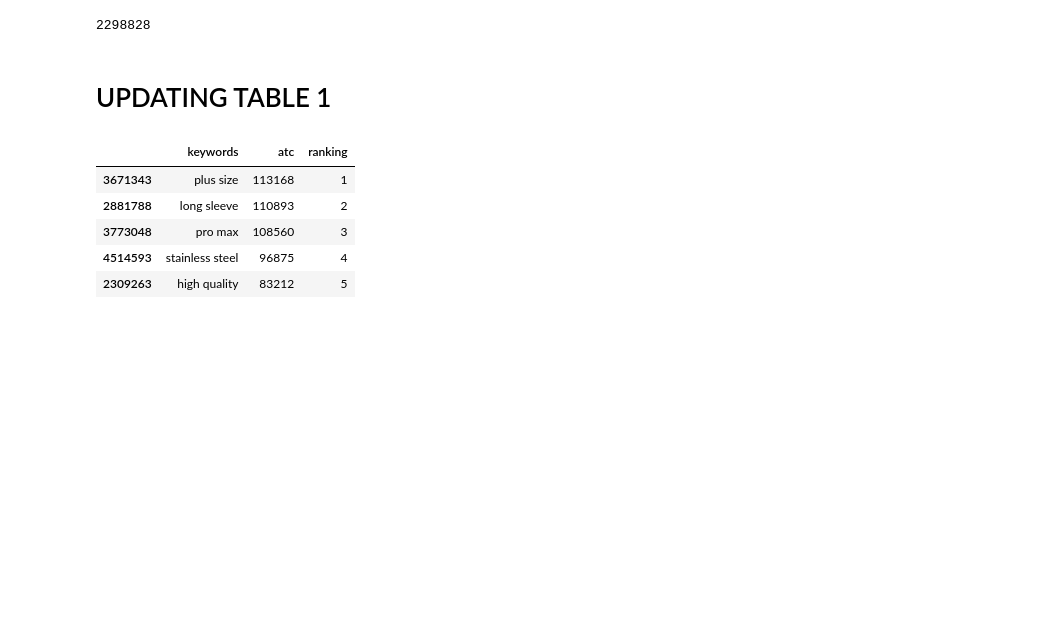
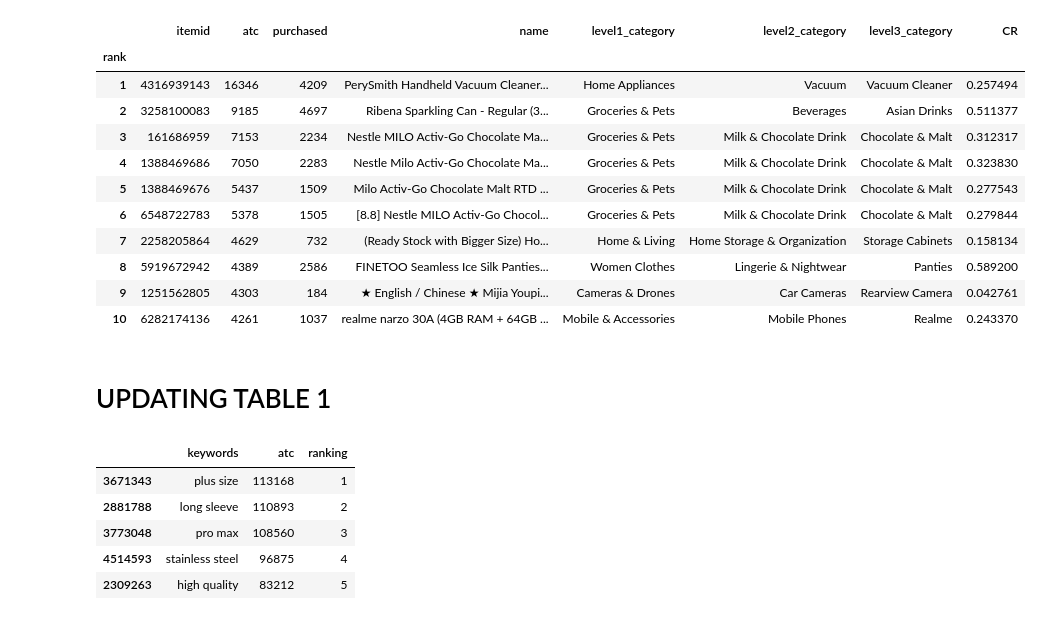
Before and after one commit to mattlim96/atc-trend, a Jupyter notebook: atc-trend.ipynb, the cells around one changed output. Saved outputs shown, nothing was run; the diff lists cells and outputs as text; code cells hidden in the pictures; blank space fills up the shorter version.

```diff
--- a/atc-trend.ipynb
+++ b/atc-trend.ipynb
@@ -32,16 +32,14 @@ c:\Users\Mattheus\github\atc-trend
 # %%
-### SAVE ATC RAW DATA FOR TESTING ###
+# ### SAVE ATC RAW DATA FOR TESTING ###
 
-import pyarrow as pa
-import pyarrow.parquet as pq
-# # start = time.time()
-# # table = pa.Table.from_pandas(day_d0_df)
-# # pq.write_table(table, '4.4_data.parquet')
-table = pq.read_table('4.4_data.parquet')
-day_d0_df = table.to_pandas()
-# # end = time.time()
-# # print('Time Elapsed for day_d0_df: '+str(timedelta(seconds=round(end - start,2))))
-len(day_d0_df)
+# import pyarrow as pa
+# import pyarrow.parquet as pq
+# # # start = time.time()
+# # # table = pa.Table.from_pandas(day_d0_df)
+# # # pq.write_table(table, '4.4_data.parquet')
+# table = pq.read_table('4.4_data.parquet')
+# day_d0_df = table.to_pandas()
+# # # end = time.time()
+# # # print('Time Elapsed for day_d0_df: '+str(timedelta(seconds=round(end - start,2))))
+# len(day_d0_df)
-# %% [output]
-2298828
 # %%
@@ -51,5 +49,19 @@ test.to_csv('atc_data.csv',index=0)
 # %%
 day_d0_df = pd.read_csv('atc_data.csv', index_col=0)
+day_d0_df.head(10)
+# %% [output]
+|  | itemid | atc | purchased | name | level1_category | level2_category | level3_category | CR |
+| rank |  |  |  |  |  |  |  |  |
+| 1 | 4316939143 | 16346 | 4209 | PerySmith Handheld Vacuum Cleaner... | Home Appliances | Vacuum | Vacuum Cleaner | 0.257494 |
+| 2 | 3258100083 | 9185 | 4697 | Ribena Sparkling Can - Regular (3... | Groceries & Pets | Beverages | Asian Drinks | 0.511377 |
+| 3 | 161686959 | 7153 | 2234 | Nestle MILO Activ-Go Chocolate Ma... | Groceries & Pets | Milk & Chocolate Drink | Chocolate & Malt | 0.312317 |
+| 4 | 1388469686 | 7050 | 2283 | Nestle Milo Activ-Go Chocolate Ma... | Groceries & Pets | Milk & Chocolate Drink | Chocolate & Malt | 0.323830 |
+| 5 | 1388469676 | 5437 | 1509 | Milo Activ-Go Chocolate Malt RTD ... | Groceries & Pets | Milk & Chocolate Drink | Chocolate & Malt | 0.277543 |
+| 6 | 6548722783 | 5378 | 1505 | [8.8] Nestle MILO Activ-Go Chocol... | Groceries & Pets | Milk & Chocolate Drink | Chocolate & Malt | 0.279844 |
+| 7 | 2258205864 | 4629 | 732 | (Ready Stock with Bigger Size) Ho... | Home & Living | Home Storage & Organization | Storage Cabinets | 0.158134 |
+| 8 | 5919672942 | 4389 | 2586 | FINETOO Seamless Ice Silk Panties... | Women Clothes | Lingerie & Nightwear | Panties | 0.589200 |
+| 9 | 1251562805 | 4303 | 184 | ★ English / Chinese ★ Mijia Youpi... | Cameras & Drones | Car Cameras | Rearview Camera | 0.042761 |
+| 10 | 6282174136 | 4261 | 1037 | realme narzo 30A (4GB RAM + 64GB ... | Mobile & Accessories | Mobile Phones | Realme | 0.243370 |
 # %% [markdown]
 # UPDATING TABLE 1
 # %%
```
Also changed, not shown: parts of 3 cells of this notebook.
